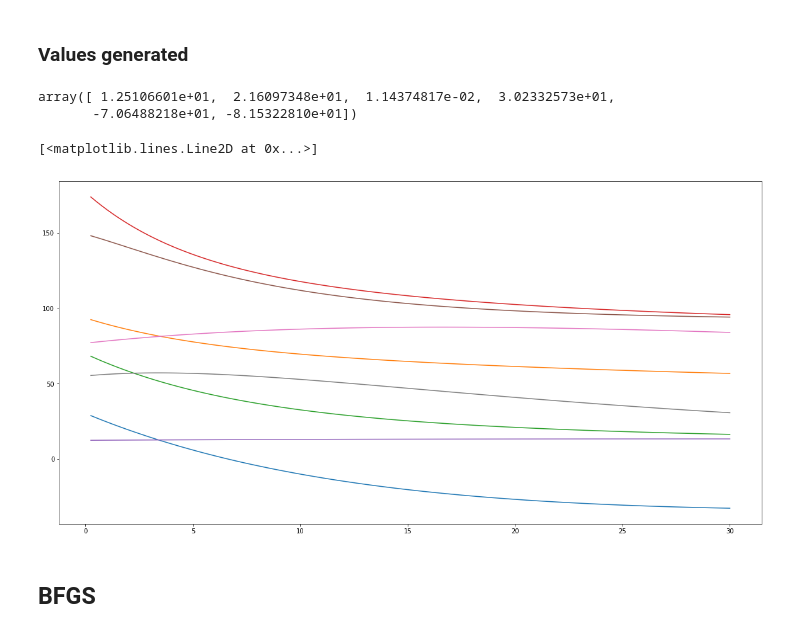
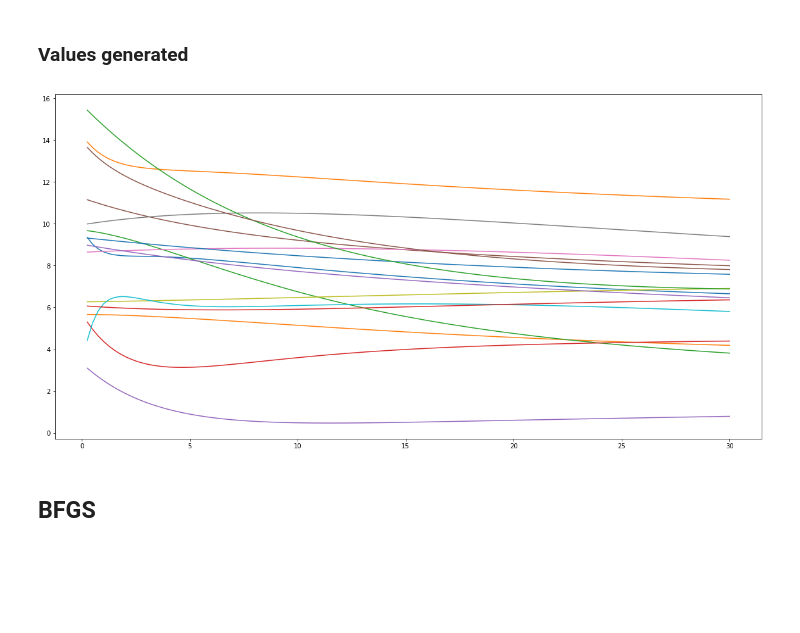
Before and after one commit to andrey-lukyanov/Comparing-numerical-methods-for-term-structure-fitting, a Jupyter notebook: New_calculation.ipynb, the cells around one changed output. Drawn from its saved outputs; the diff is of its cells as text; code cells hidden in the pictures; blank space fills up the shorter version.

```diff
--- a/New_calculation.ipynb
+++ b/New_calculation.ipynb
@@ -36,9 +37,11 @@ array([ 0.53856818,  1.47032643,  9.19966626, -1.41323064,  3.39936123,
 # %% [markdown]
 ## BFGS
 # %%
+%%time
+
 thetas = np.zeros([len(thesis_library.dates), 6])
 
-for i in range(4):
+for i in range(len(thesis_library.dates)):
     if i != 0:
         thetas[i] = thesis_library.optimize_on_day_with_starting_values(i, 'BFGS', theta0 = thetas[i - 1])
     else:
@@ -49,9 +54,11 @@ thetas.to_csv('C:/Users/1/Desktop/Comparing-numerical-methods-for-term-structure
 # %% [markdown]
 ## Nelder-Mead
 # %%
+%%time
+
 thetas = np.zeros([len(thesis_library.dates), 6])
 
-for i in range(4):
+for i in range(len(thesis_library.dates)):
     if i != 0:
         thetas[i] = thesis_library.optimize_on_day_with_starting_values(i, 'nelder-mead', theta0 = thetas[i - 1])
     else:
@@ -62,9 +71,11 @@ thetas.to_csv('C:/Users/1/Desktop/Comparing-numerical-methods-for-term-structure
 # %% [markdown]
 ## Powell
 # %%
+%%time
+
 thetas = np.zeros([len(thesis_library.dates), 6])
 
-for i in range(4):
+for i in range(len(thesis_library.dates)):
     if i != 0:
         thetas[i] = thesis_library.optimize_on_day_with_starting_values(i, 'powell', theta0 = thetas[i - 1])
     else:
@@ -77,31 +90,33 @@ thetas.to_csv('C:/Users/1/Desktop/Comparing-numerical-methods-for-term-structure
 # %% [markdown]
 ### Values generated
 # %%
-np.random.seed(1)
+np.random.seed(2)
 
 rand_thetas = [np.concatenate([np.array([i]), np.random.uniform(low=0, high=30, size = 2),
-                              np.random.uniform(low=0, high=100, size = 2), np.random.uniform(low=-100, high=100, size = 2)
-                              ]) for i in range(1, 9)]
+                              np.random.uniform(low=0, high=10, size = 2), np.random.uniform(low=-10, high=10, size = 2)
+                              ]) for i in range(1, 17)]
-# %%
-rand_thetas[0][1:]
-# %% [output]
-array([ 1.25106601e+01,  2.16097348e+01,  1.14374817e-02,  3.02332573e+01,
-       -7.06488218e+01, -8.15322810e+01])
 # %%
 maturities = np.linspace(0, 30, 121)
 
 plt.figure(figsize=(20, 10))
 plt.plot(maturities, thesis_library.nss(maturities, theta = rand_thetas[0][1:]))
 plt.plot(maturities, thesis_library.nss(maturities, theta = rand_thetas[1][1:]))
 plt.plot(maturities, thesis_library.nss(maturities, theta = rand_thetas[2][1:]))
 plt.plot(maturities, thesis_library.nss(maturities, theta = rand_thetas[3][1:]))
 plt.plot(maturities, thesis_library.nss(maturities, theta = rand_thetas[4][1:]))
 plt.plot(maturities, thesis_library.nss(maturities, theta = rand_thetas[5][1:]))
 plt.plot(maturities, thesis_library.nss(maturities, theta = rand_thetas[6][1:]))
-plt.plot(maturities, thesis_library.nss(maturities, theta = rand_thetas[7][1:]));
+plt.plot(maturities, thesis_library.nss(maturities, theta = rand_thetas[7][1:]))
+plt.plot(maturities, thesis_library.nss(maturities, theta = rand_thetas[8][1:]))
+plt.plot(maturities, thesis_library.nss(maturities, theta = rand_thetas[9][1:]))
+plt.plot(maturities, thesis_library.nss(maturities, theta = rand_thetas[10][1:]))
+plt.plot(maturities, thesis_library.nss(maturities, theta = rand_thetas[11][1:]))
+plt.plot(maturities, thesis_library.nss(maturities, theta = rand_thetas[12][1:]))
+plt.plot(maturities, thesis_library.nss(maturities, theta = rand_thetas[13][1:]))
+plt.plot(maturities, thesis_library.nss(maturities, theta = rand_thetas[14][1:]))
+plt.plot(maturities, thesis_library.nss(maturities, theta = rand_thetas[15][1:]));
 # %% [output]
-[<matplotlib.lines.Line2D at 0x...>]
-[figure, old version]
+[figure, new version]
 # %% [markdown]
 ## BFGS
 # %% [markdown]
```
Also changed, not shown: parts of 34 cells of this notebook, 1 other file.
